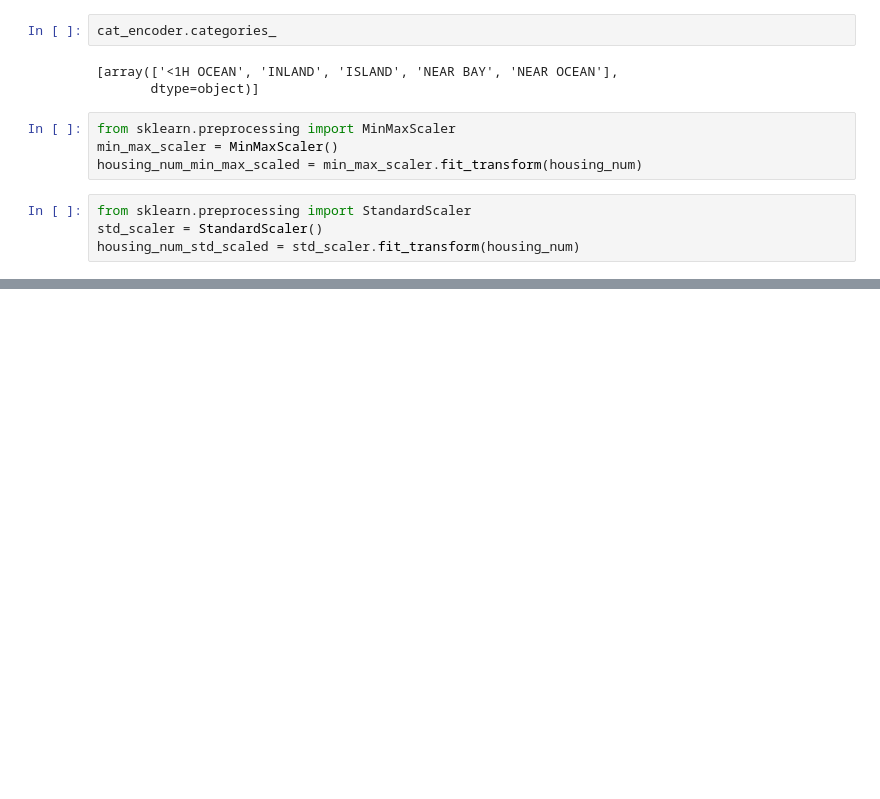
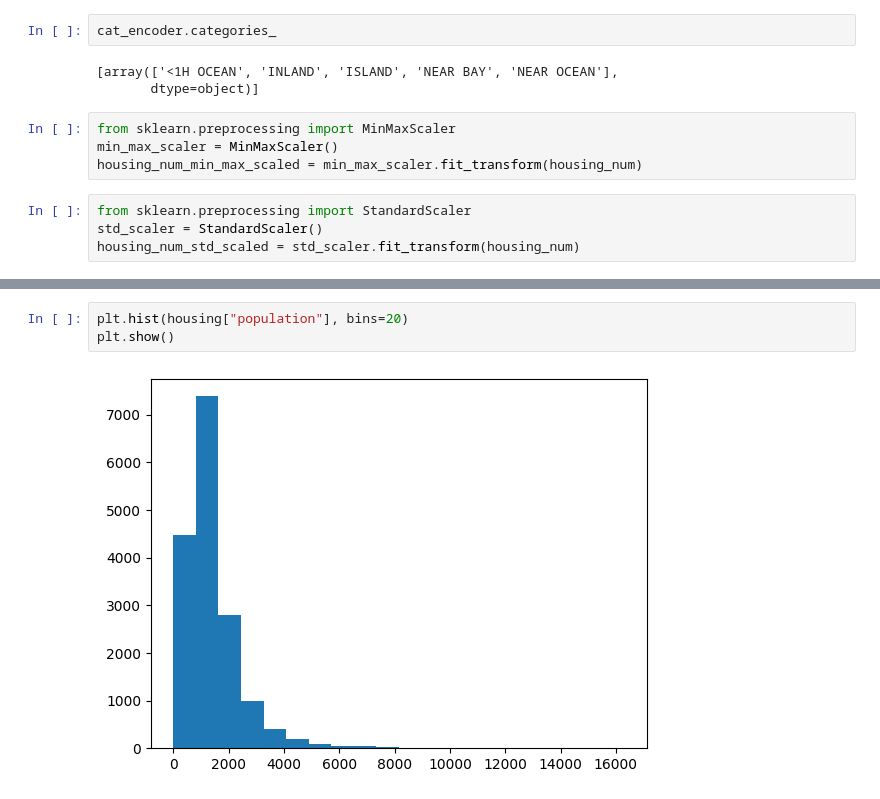
Before and after one commit to Hanifemam/hands-on, a Jupyter notebook: chap1/chap1.ipynb, the cells around one changed output, grey strips where cells are left out. Cells and saved outputs as stored; diff of their text form; blank space fills up the shorter version.

```diff
--- a/chap1/chap1.ipynb
+++ b/chap1/chap1.ipynb
@@ -268,0 +282,5 @@ housing_num_std_scaled = std_scaler.fit_transform(housing_num)
+# %%
+plt.hist(housing["population"], bins=20)
+plt.show()
+# %% [output]
+[figure, added]
```
Also changed, not shown: parts of 6 cells of this notebook.
